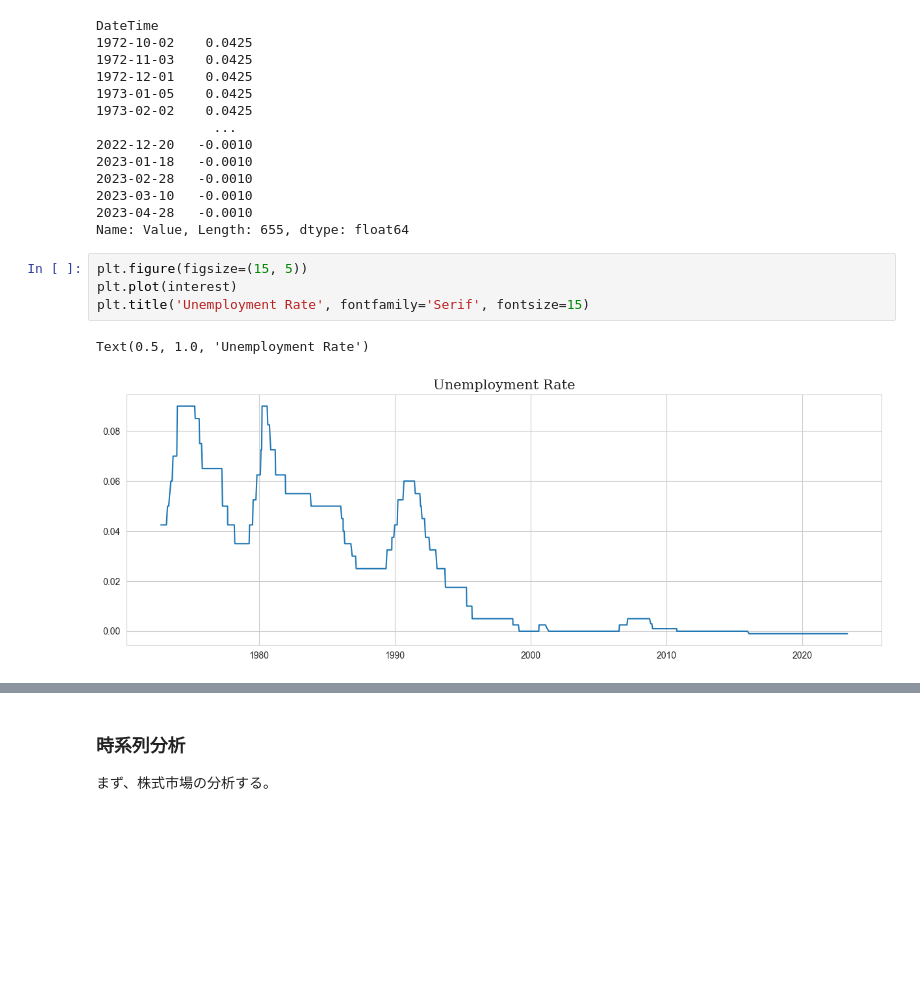
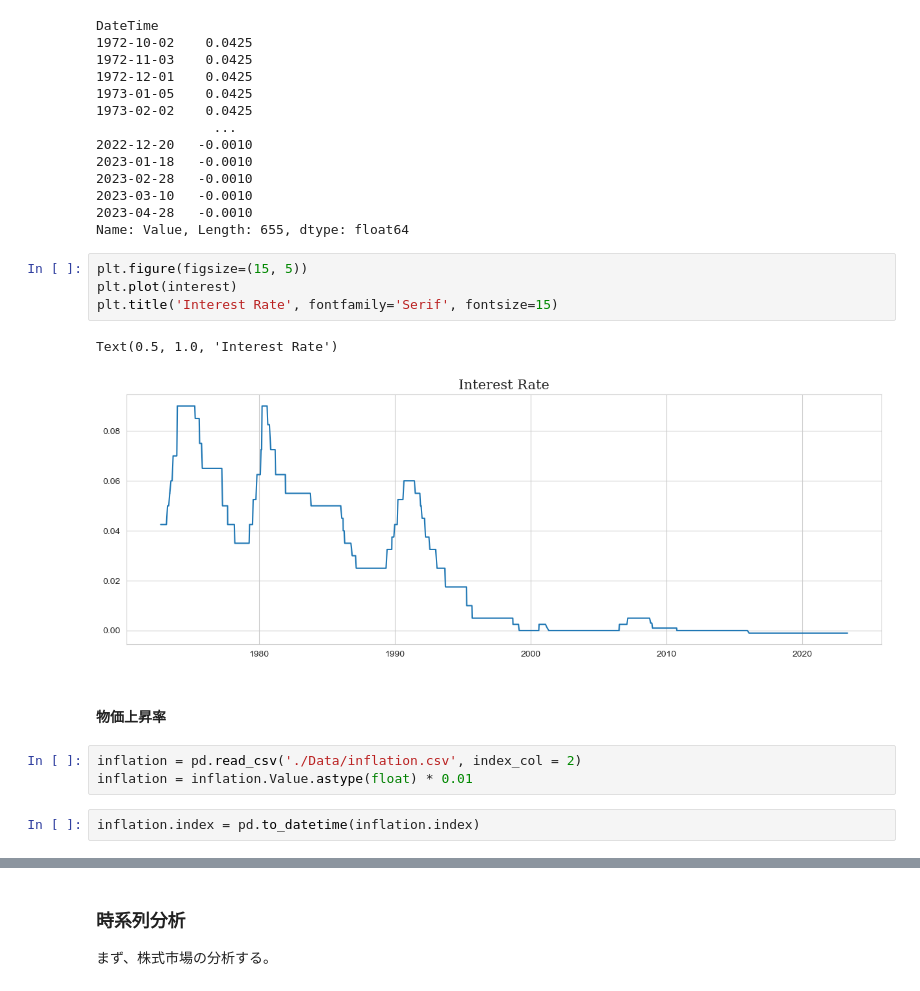
Before and after one commit to Tommylee1013/JapaneseIssue, a Jupyter notebook: TimeSeries.ipynb, the cells around one changed output, grey strips where cells are left out. Saved outputs shown, nothing was run; the diff lists cells and outputs as text; blank space fills up the shorter version.

```diff
--- a/TimeSeries.ipynb
+++ b/TimeSeries.ipynb
@@ -164,7 +164,14 @@ Name: Value, Length: 655, dtype: float64
 # %%
 plt.figure(figsize=(15, 5))
 plt.plot(interest)
-plt.title('Unemployment Rate', fontfamily='Serif', fontsize=15)
+plt.title('Interest Rate', fontfamily='Serif', fontsize=15)
 # %% [output]
-Text(0.5, 1.0, 'Unemployment Rate')
+Text(0.5, 1.0, 'Interest Rate')
-[figure, old version]
+[figure, new version]
+# %% [markdown]
+#### 物価上昇率
+# %%
+inflation = pd.read_csv('./Data/inflation.csv', index_col = 2)
+inflation = inflation.Value.astype(float) * 0.01
+# %%
+inflation.index = pd.to_datetime(inflation.index)
```
Also changed, not shown: parts of 67 cells of this notebook, 6 other files.
